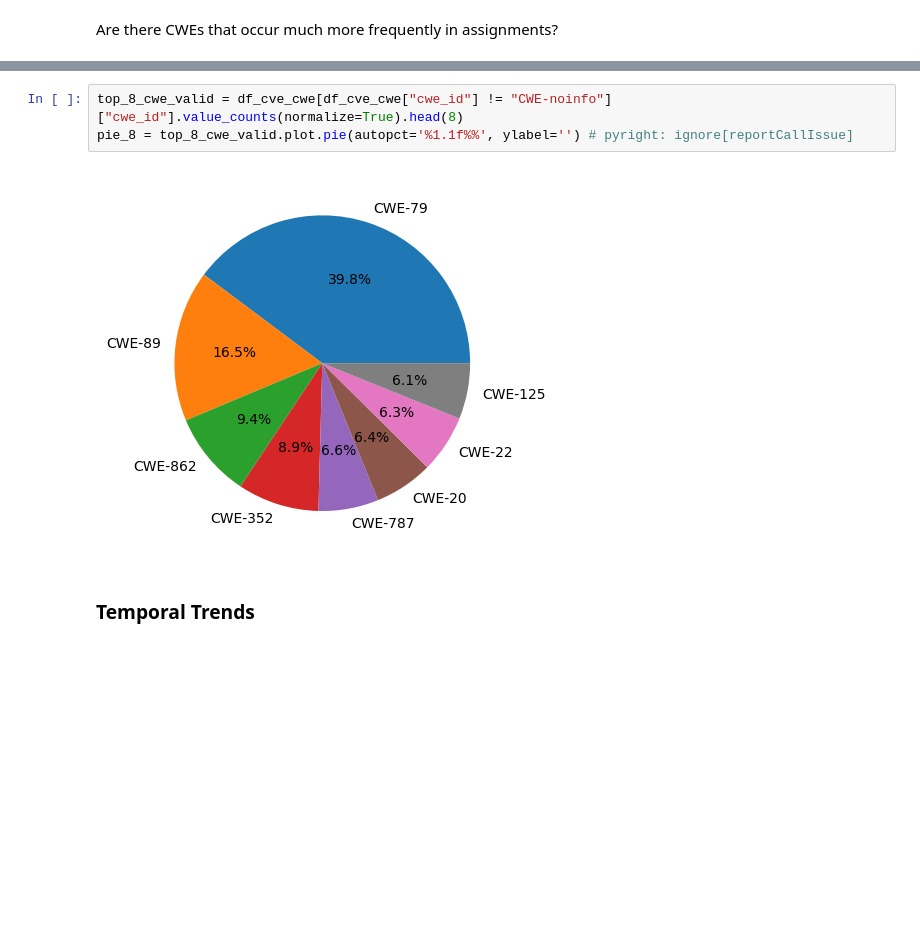
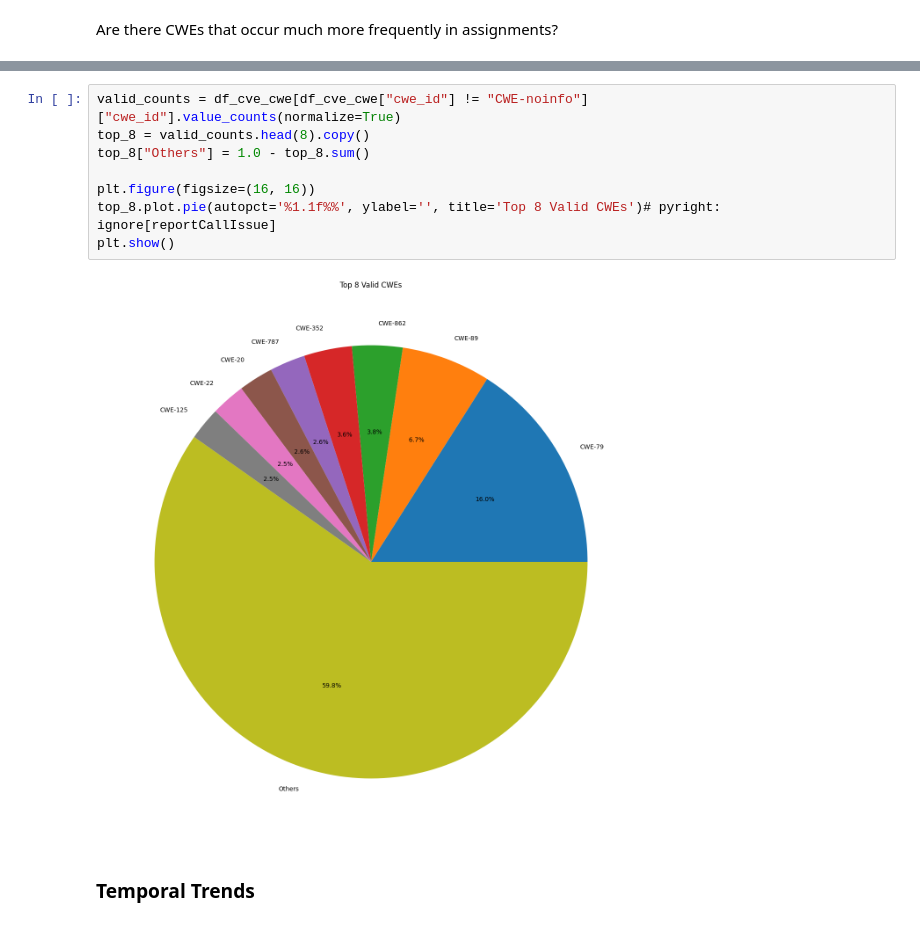
Before and after one commit to AndyVale/CVEvsCWE, a Jupyter notebook: analysis.ipynb, the cells around one changed output, grey strips where cells are left out. Saved outputs shown, nothing was run; the diff lists cells and outputs as text; blank space fills up the shorter version.

```diff
--- a/analysis.ipynb
+++ b/analysis.ipynb
@@ -196,8 +202,13 @@ pie_5 = top_5_cwe_values.plot.pie(autopct='%1.1f%%', ylabel='') # pyright: ignor
 # %%
-top_8_cwe_valid = df_cve_cwe[df_cve_cwe["cwe_id"] != "CWE-noinfo"]["cwe_id"].value_counts(normalize=True).head(8)
-pie_8 = top_8_cwe_valid.plot.pie(autopct='%1.1f%%', ylabel='') # pyright: ignore[reportCallIssue]
+valid_counts = df_cve_cwe[df_cve_cwe["cwe_id"] != "CWE-noinfo"]["cwe_id"].value_counts(normalize=True)
+top_8 = valid_counts.head(8).copy()
+top_8["Others"] = 1.0 - top_8.sum()
+
+plt.figure(figsize=(16, 16))
+top_8.plot.pie(autopct='%1.1f%%', ylabel='', title='Top 8 Valid CWEs')# pyright: ignore[reportCallIssue]
+plt.show()
 # %% [output]
-[figure, old version]
+[figure, new version]
 # %% [markdown]
 ### Temporal Trends
 # %% [markdown]
```
Also changed, not shown: parts of 1 cell of this notebook.
